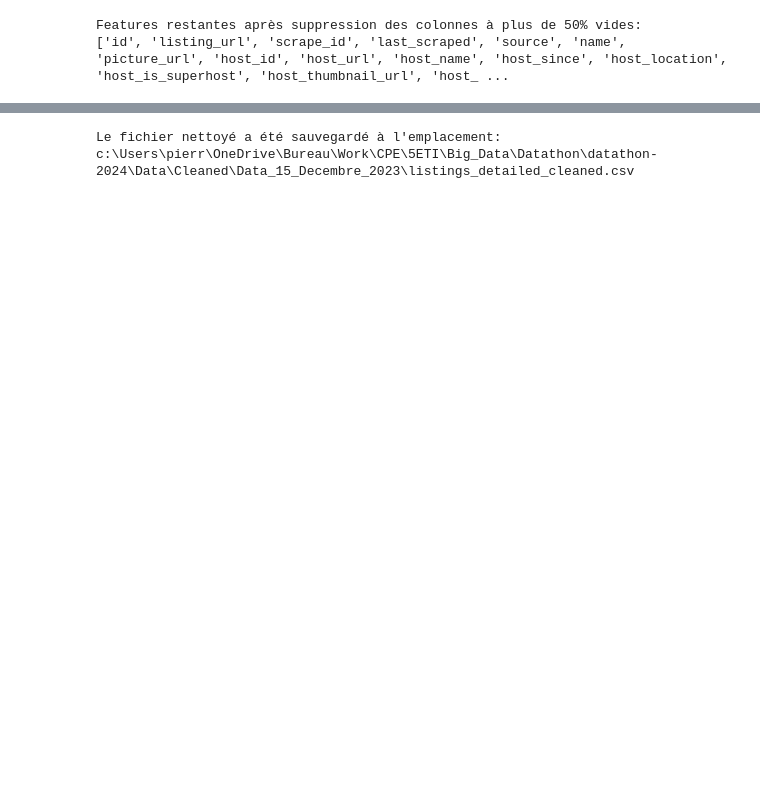
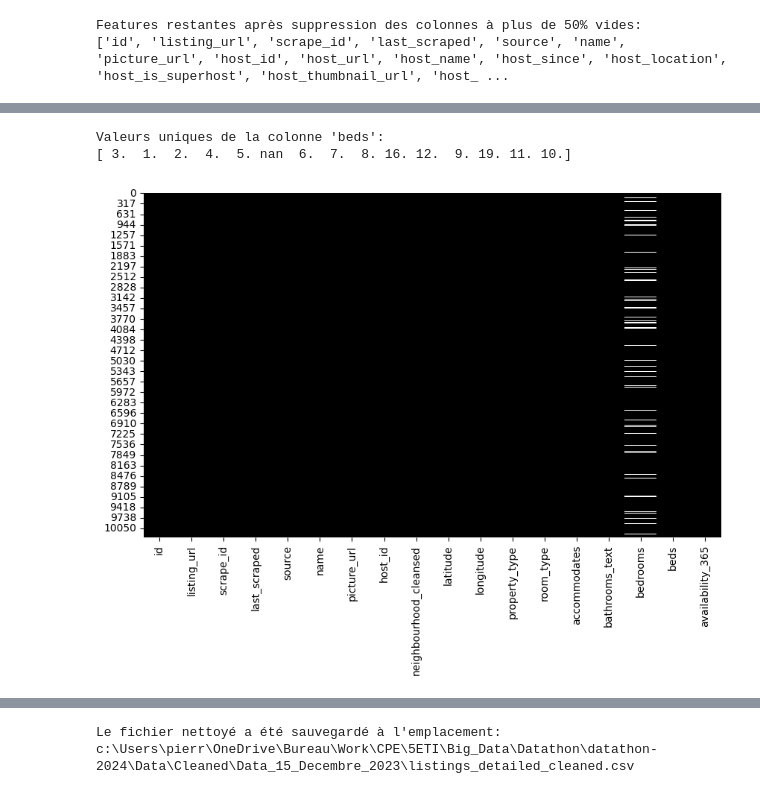
Before and after one commit to AlexandreOuenadio/datathon-2024, a Jupyter notebook: Notebooks/datathon_cleaning_data.ipynb, the cells around one changed output, grey strips where cells are left out. Saved outputs shown, nothing was run; the diff lists cells and outputs as text; code cells hidden in the pictures; blank space fills up the shorter version.

```diff
--- a/Notebooks/datathon_cleaning_data.ipynb
+++ b/Notebooks/datathon_cleaning_data.ipynb
@@ -258,2 +260,25 @@ dtype: object
 Features restantes après suppression des colonnes à plus de 50% vides et des colonnes spécifiées:
 ['id', 'listing_url', 'scrape_id', 'last_scraped', 'source', 'name', 'picture_url', 'host_id', 'neighbourhood_cleansed', 'latitude', 'longitude', 'property_type', 'room_type', 'accommodates', 'bathroo ...
+# %%
+# Imprimer les valeurs uniques de la colonne 'beds'
+print("Valeurs uniques de la colonne 'beds':")
+print(df_cleaned['beds'].unique())
+# %% [output]
+Valeurs uniques de la colonne 'beds':
+[ 3.  1.  2.  4.  5. nan  6.  7.  8. 16. 12.  9. 19. 11. 10.]
+# %%
+# Supprimer les lignes avec des valeurs manquantes
+df_cleaned = df_cleaned.dropna(subset=['beds'])
+
+# Créer une heatmap des valeurs manquantes après suppression
+plt.figure(figsize=(10, 6))
+sns.heatmap(
+    df_cleaned.isna(),
+    cmap=['black', 'white'],
+    cbar=False,
+)
+
+# Afficher la heatmap après suppression
+plt.show()
+# %% [output]
+[figure, added]
```
Also changed, not shown: parts of 7 cells of this notebook, 1 other file.
